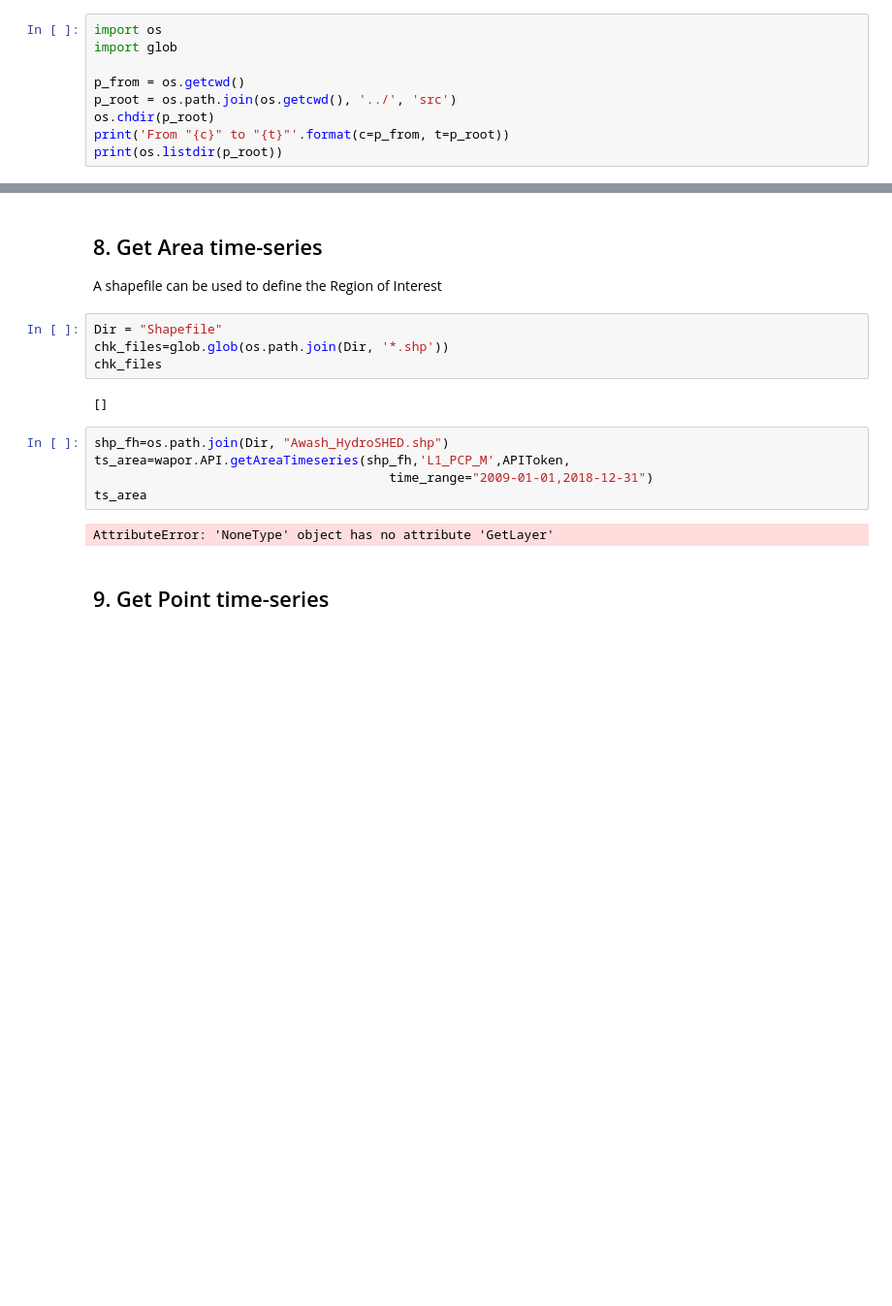
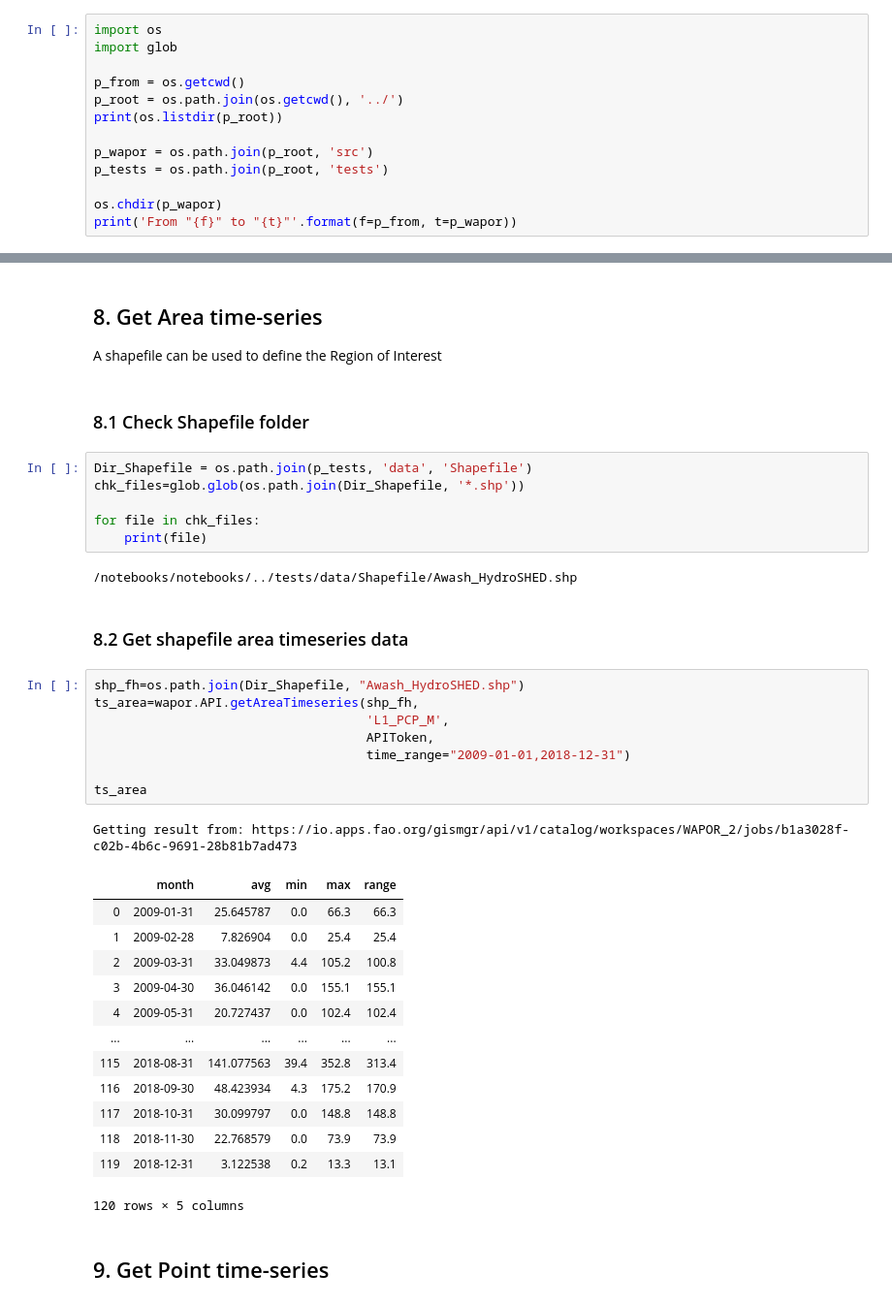
Before and after one commit to IHEProjects/WaPOR, a Jupyter notebook: notebooks/test_wapor.ipynb, the cells around one changed output, grey strips where cells are left out. Shown at 97% size. Drawn from its saved outputs; the diff is of its cells as text; blank space fills up the shorter version.

```diff
--- a/notebooks/test_wapor.ipynb
+++ b/notebooks/test_wapor.ipynb
@@ -7,7 +7,11 @@ import os
 import glob
 
 p_from = os.getcwd()
-p_root = os.path.join(os.getcwd(), '../', 'src')
-os.chdir(p_root)
-print('From "{c}" to "{t}"'.format(c=p_from, t=p_root))
+p_root = os.path.join(os.getcwd(), '../')
 print(os.listdir(p_root))
+
+p_wapor = os.path.join(p_root, 'src')
+p_tests = os.path.join(p_root, 'tests')
+
+os.chdir(p_wapor)
+print('From "{f}" to "{t}"'.format(f=p_from, t=p_wapor))
@@ -154,19 +161,41 @@ Getting download url from: https://io.apps.fao.org/gismgr/api/v1/catalog/workspa
 # %% [markdown]
 ## 8. Get Area time-series
 A shapefile can be used to define the Region of Interest
+# %% [markdown]
+### 8.1 Check Shapefile folder
 # %%
-Dir = "Shapefile"
-chk_files=glob.glob(os.path.join(Dir, '*.shp'))
-chk_files
+Dir_Shapefile = os.path.join(p_tests, 'data', 'Shapefile')
+chk_files=glob.glob(os.path.join(Dir_Shapefile, '*.shp'))
+
+for file in chk_files:
+    print(file)
 # %% [output]
-[]
+/notebooks/notebooks/../tests/data/Shapefile/Awash_HydroSHED.shp
+# %% [markdown]
+### 8.2 Get shapefile area timeseries data
 # %%
-shp_fh=os.path.join(Dir, "Awash_HydroSHED.shp")
-ts_area=wapor.API.getAreaTimeseries(shp_fh,'L1_PCP_M',APIToken,
-                                       time_range="2009-01-01,2018-12-31")
+shp_fh=os.path.join(Dir_Shapefile, "Awash_HydroSHED.shp")
+ts_area=wapor.API.getAreaTimeseries(shp_fh,
+                                    'L1_PCP_M',
+                                    APIToken,
+                                    time_range="2009-01-01,2018-12-31")
+
 ts_area
 # %% [output]
-AttributeError: 'NoneType' object has no attribute 'GetLayer'
+Getting result from: https://io.apps.fao.org/gismgr/api/v1/catalog/workspaces/WAPOR_2/jobs/b1a3028f-c02b-4b6c-9691-28b81b7ad473
+|  | month | avg | min | max | range |
+| 0 | 2009-01-31 | 25.645787 | 0.0 | 66.3 | 66.3 |
+| 1 | 2009-02-28 | 7.826904 | 0.0 | 25.4 | 25.4 |
+| 2 | 2009-03-31 | 33.049873 | 4.4 | 105.2 | 100.8 |
+| 3 | 2009-04-30 | 36.046142 | 0.0 | 155.1 | 155.1 |
+| 4 | 2009-05-31 | 20.727437 | 0.0 | 102.4 | 102.4 |
+| ... | ... | ... | ... | ... | ... |
+| 115 | 2018-08-31 | 141.077563 | 39.4 | 352.8 | 313.4 |
+| 116 | 2018-09-30 | 48.423934 | 4.3 | 175.2 | 170.9 |
+| 117 | 2018-10-31 | 30.099797 | 0.0 | 148.8 | 148.8 |
+| 118 | 2018-11-30 | 22.768579 | 0.0 | 73.9 | 73.9 |
+| 119 | 2018-12-31 | 3.122538 | 0.2 | 13.3 | 13.1 |
+120 rows × 5 columns
 # %% [markdown]
 ## 9. Get Point time-series
 # %%
```
Also changed, not shown: parts of 14 cells of this notebook, 8 other files.
